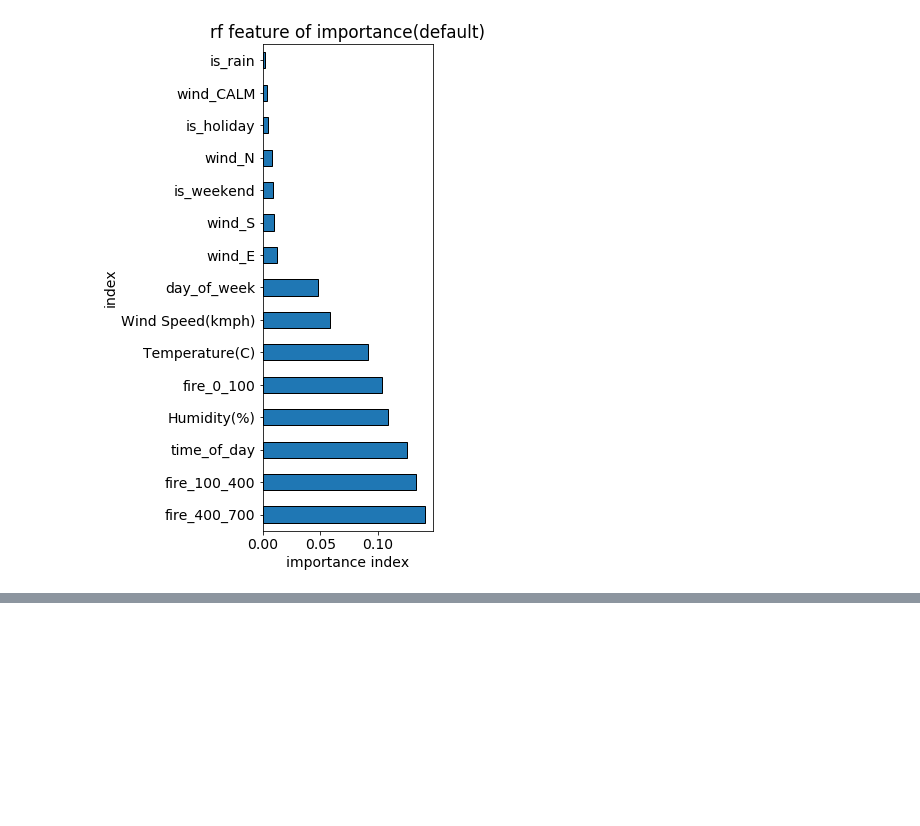
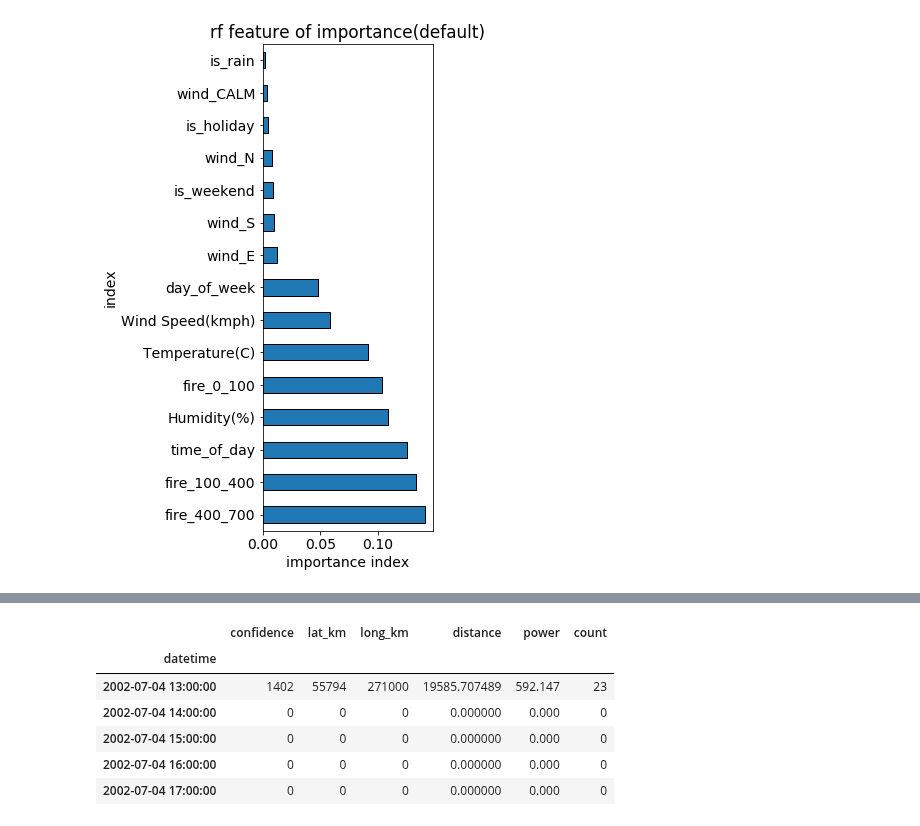
Before and after one commit to worasom/aqi_thailand2, a Jupyter notebook: notebooks/8-wk-predict_diff.ipynb, the cells around one changed output, grey strips where cells are left out. Drawn from its saved outputs; the diff is of its cells as text; code cells hidden in the pictures; blank space fills up the shorter version.

```diff
--- a/notebooks/8-wk-predict_diff.ipynb
+++ b/notebooks/8-wk-predict_diff.ipynb
@@ -146,0 +215,12 @@ from sklearn.gaussian_process.kernels import (RBF, Matern, RationalQuadratic,
+# %%
+fire_df = data.fire.groupby(level=0).sum()
+fire_df = fire_df.resample('h').sum()
+fire_df.head()
+# %% [output]
+|  | confidence | lat_km | long_km | distance | power | count |
+| datetime |  |  |  |  |  |  |
+| 2002-07-04 13:00:00 | 1402 | 55794 | 271000 | 19585.707489 | 592.147 | 23 |
+| 2002-07-04 14:00:00 | 0 | 0 | 0 | 0.000000 | 0.000 | 0 |
+| 2002-07-04 15:00:00 | 0 | 0 | 0 | 0.000000 | 0.000 | 0 |
+| 2002-07-04 16:00:00 | 0 | 0 | 0 | 0.000000 | 0.000 | 0 |
+| 2002-07-04 17:00:00 | 0 | 0 | 0 | 0.000000 | 0.000 | 0 |
```
Also changed, not shown: parts of 27 cells of this notebook, 9 other files.
